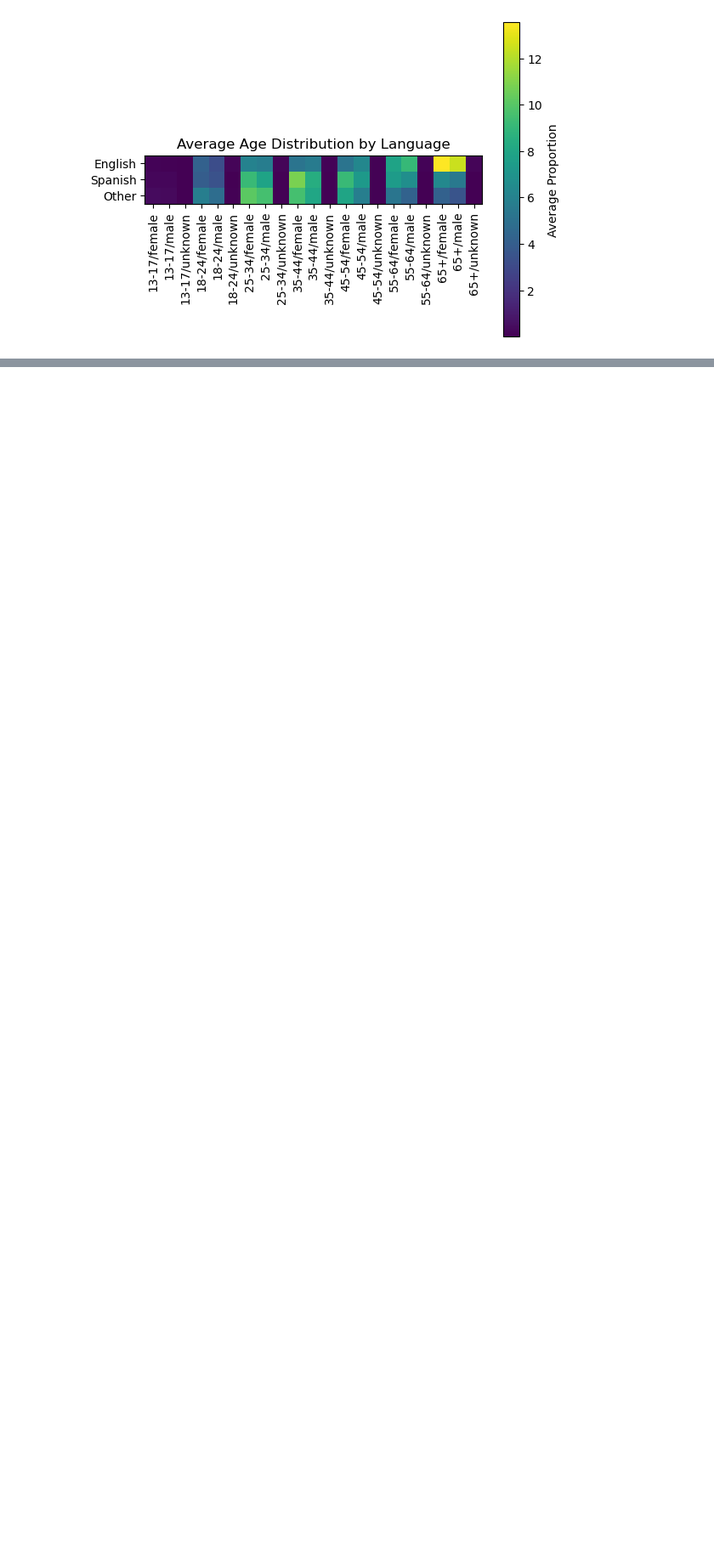
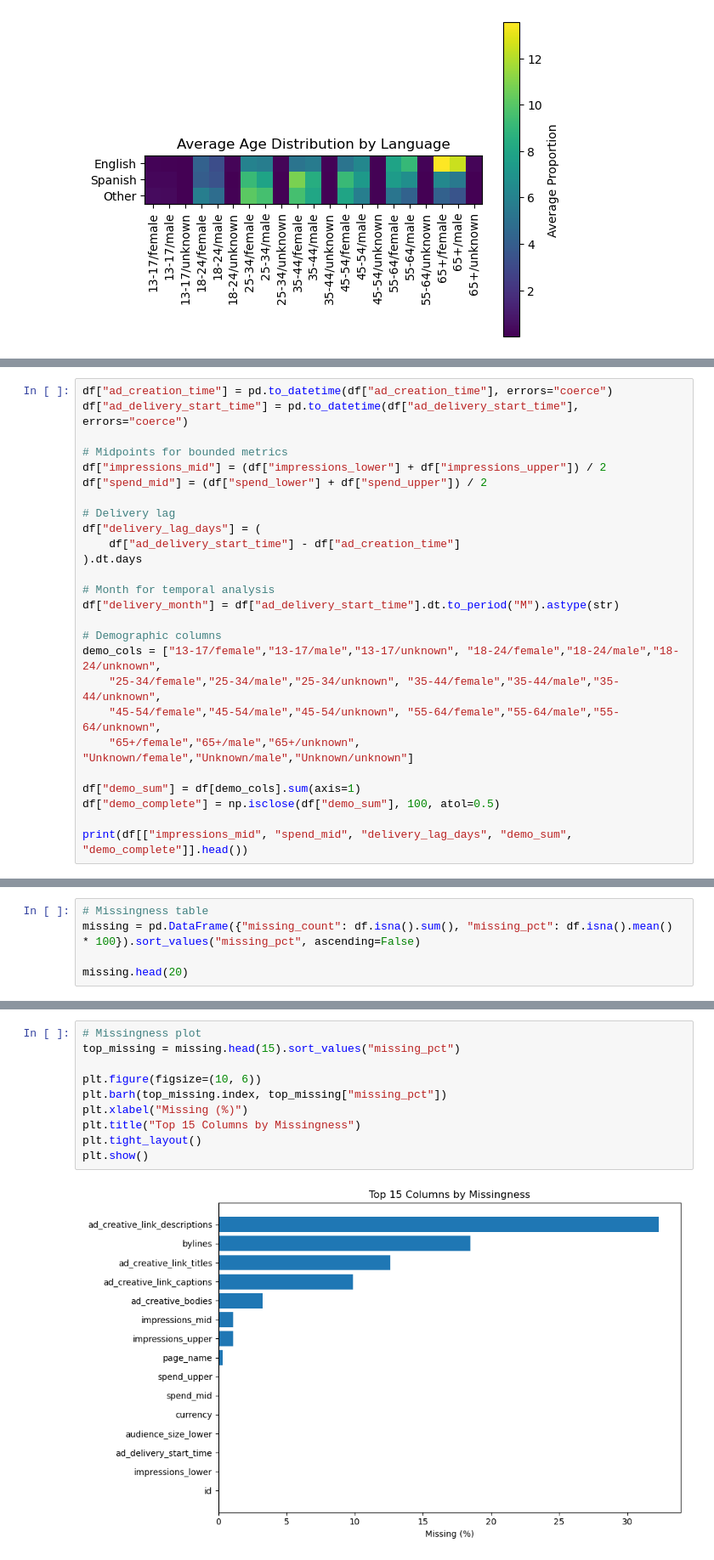
Before and after one commit to jex004/math189-final-project, a Jupyter notebook: claire-eda.ipynb, the cells around one changed output, grey strips where cells are left out. Shown at 85% size. Drawn from its saved outputs; the diff is of its cells as text; blank space fills up the shorter version.

```diff
--- a/claire-eda.ipynb
+++ b/claire-eda.ipynb
@@ -790,0 +733,26 @@ plt.show()
+# %%
+df["ad_creation_time"] = pd.to_datetime(df["ad_creation_time"], errors="coerce")
+df["ad_delivery_start_time"] = pd.to_datetime(df["ad_delivery_start_time"], errors="coerce")
+
+# Midpoints for bounded metrics
+df["impressions_mid"] = (df["impressions_lower"] + df["impressions_upper"]) / 2
+df["spend_mid"] = (df["spend_lower"] + df["spend_upper"]) / 2
+
+# Delivery lag
+df["delivery_lag_days"] = (
+    df["ad_delivery_start_time"] - df["ad_creation_time"]
+).dt.days
+
+# Month for temporal analysis
+df["delivery_month"] = df["ad_delivery_start_time"].dt.to_period("M").astype(str)
+
+# Demographic columns
+demo_cols = ["13-17/female","13-17/male","13-17/unknown", "18-24/female","18-24/male","18-24/unknown",
+    "25-34/female","25-34/male","25-34/unknown", "35-44/female","35-44/male","35-44/unknown",
+    "45-54/female","45-54/male","45-54/unknown", "55-64/female","55-64/male","55-64/unknown",
+    "65+/female","65+/male","65+/unknown", "Unknown/female","Unknown/male","Unknown/unknown"]
+
+df["demo_sum"] = df[demo_cols].sum(axis=1)
+df["demo_complete"] = np.isclose(df["demo_sum"], 100, atol=0.5)
+
+print(df[["impressions_mid", "spend_mid", "delivery_lag_days", "demo_sum", "demo_complete"]].head())
@@ -790,0 +766,5 @@ plt.show()
+# %%
+# Missingness table
+missing = pd.DataFrame({"missing_count": df.isna().sum(), "missing_pct": df.isna().mean() * 100}).sort_values("missing_pct", ascending=False)
+
+missing.head(20)
@@ -790,0 +789,12 @@ plt.show()
+# %%
+# Missingness plot
+top_missing = missing.head(15).sort_values("missing_pct")
+
+plt.figure(figsize=(10, 6))
+plt.barh(top_missing.index, top_missing["missing_pct"])
+plt.xlabel("Missing (%)")
+plt.title("Top 15 Columns by Missingness")
+plt.tight_layout()
+plt.show()
+# %% [output]
+[figure, added]
```
Also changed, not shown: parts of 47 cells of this notebook, 6 other files.
